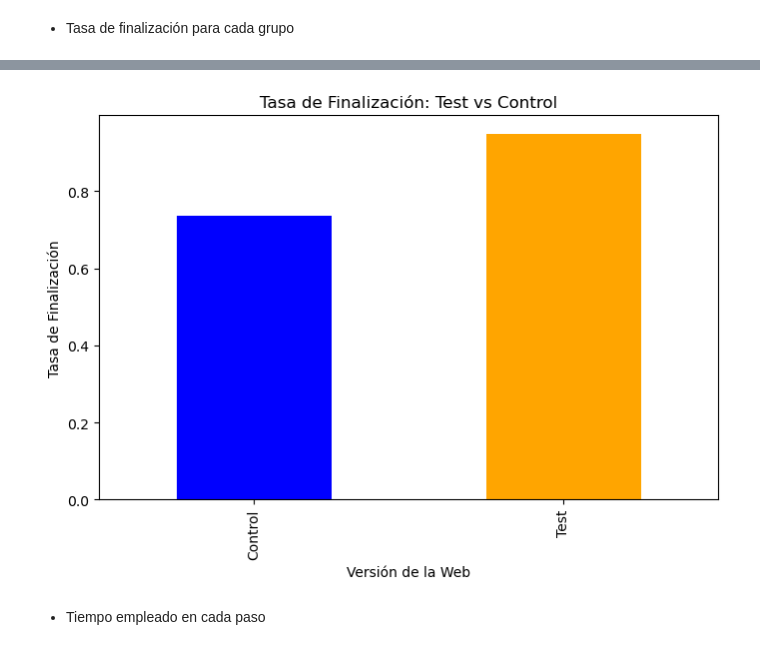
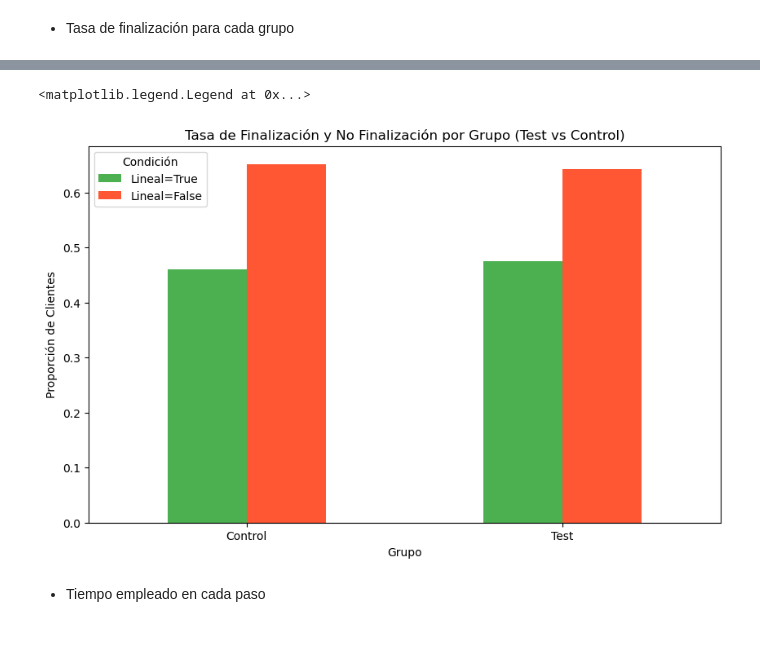
Before and after one commit to adrianlardies/vanguard-ab-test, a Jupyter notebook: main.ipynb, the cells around one changed output, grey strips where cells are left out. Saved outputs shown, nothing was run; the diff lists cells and outputs as text; code cells hidden in the pictures.

```diff
--- a/main.ipynb
+++ b/main.ipynb
@@ -1389,12 +1389,13 @@ df_pt['time_diff'] = df_pt['time_diff'].fillna(pd.Timedelta(seconds=0))
 
 # Calculamos el tiempo total en cada paso, sumando time_diff dentro de cada paso y visita.
 df_pt['total_time_in_step'] = df_pt.groupby(['client_id', 'visit_id', 'step_repeat_count'])['time_diff'].cumsum()
+# %%
+# Convertimos time_diff y total_time_in_step a segundos
+df_pt['time_diff'] = df_pt['time_diff'].dt.total_seconds()
+df_pt['total_time_in_step'] = df_pt['total_time_in_step'].dt.total_seconds()
 # %% [markdown]
 - Ejemplos:
     - client_id: 934 tiene cuatro repeticiones del step 'start', lo cual se refleja en los valores 1, 2, 3, 4 en la columna 'step_repeat_count'.
     - client_id: 1028 repite el paso step_1 varias veces (hasta cinco veces), lo cual también está correctamente capturado.
 # %% [markdown]
 - Analizar el tiempo en repeticiones para ver cuánto tiempo pasan los clientes en pasos repetidos y medir la gravedad del atasco.
-# %%
-# Etiquetar clientes que repiten el mismo paso más de 2 veces como 'atascado'
-df_pt['stuck'] = df_pt['step_repeat_count'].apply(lambda x: True if x > 2 else False)
@@ -1445,0 +1482,19 @@ dtype: float64
+# %%
+# Filtramos clientes que completaron el proceso de manera lineal
+lineal_true = df_pt[df_pt['lineal'] == True]
+
+# Filtramos clientes que no completaron el proceso de manera lineal (errores)
+lineal_false = df_pt[df_pt['lineal'] == False]
+
+# Calculamos la tasa de finalización para los que completaron el proceso de manera lineal
+completion_rate_lineal_true = lineal_true.groupby('variation')['client_id'].nunique() / df_pt.groupby('variation')['client_id'].nunique()
+
+# Calculamos la tasa de "no finalización" para los que no completaron el proceso de manera lineal
+completion_rate_lineal_false = lineal_false.groupby('variation')['client_id'].nunique() / df_pt.groupby('variation')['client_id'].nunique()
+
+# Mostrar los resultados
+print("Tasa de finalización (lineal=True):")
+print(completion_rate_lineal_true)
+
+print("\nTasa de no finalización (lineal=False):")
+print(completion_rate_lineal_false)
@@ -1446,11 +1513,19 @@ dtype: float64
 # %%
-completion_rate.plot(kind='bar', figsize=(8, 5), color=['blue', 'orange'])
-plt.title('Tasa de Finalización: Test vs Control')
-plt.xlabel('Versión de la Web')
-plt.ylabel('Tasa de Finalización')
-plt.show()
+completion_rates = pd.DataFrame({
+    'Lineal=True': completion_rate_lineal_true,
+    'Lineal=False': completion_rate_lineal_false
+})
+
+completion_rates.plot(kind='bar', figsize=(10, 6), color=['#4CAF50', '#FF5733'])
+
+plt.title('Tasa de Finalización y No Finalización por Grupo (Test vs Control)')
+plt.xlabel('Grupo')
+plt.ylabel('Proporción de Clientes')
+plt.xticks(rotation=0)
+plt.legend(title='Condición')
 # %% [output]
+<matplotlib.legend.Legend at 0x...>
-[figure, old version]
+[figure, new version]
 # %% [markdown]
 - Tiempo empleado en cada paso
 # %%
```
Also changed, not shown: parts of 14 cells of this notebook.
